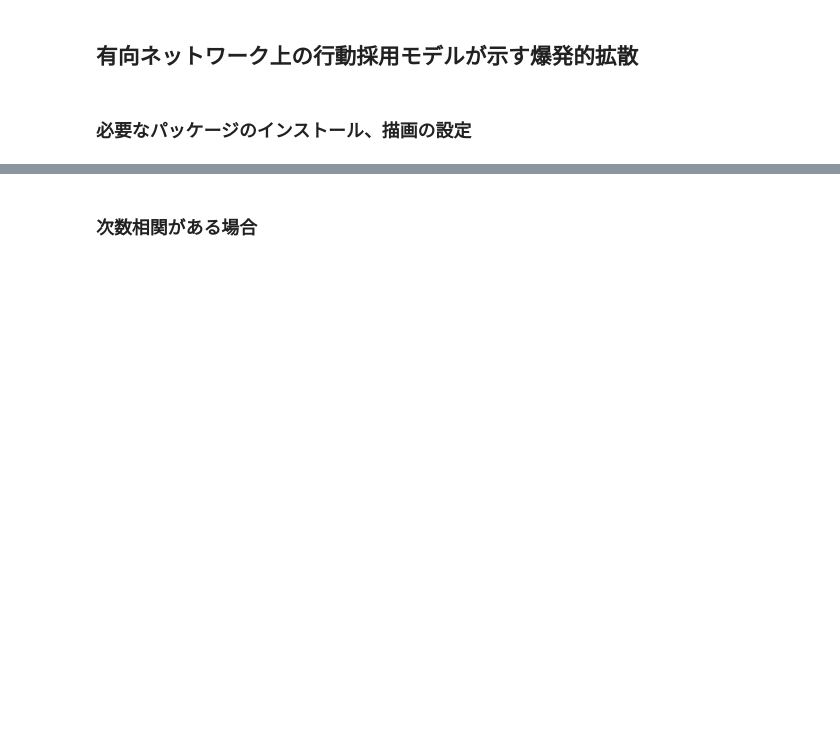
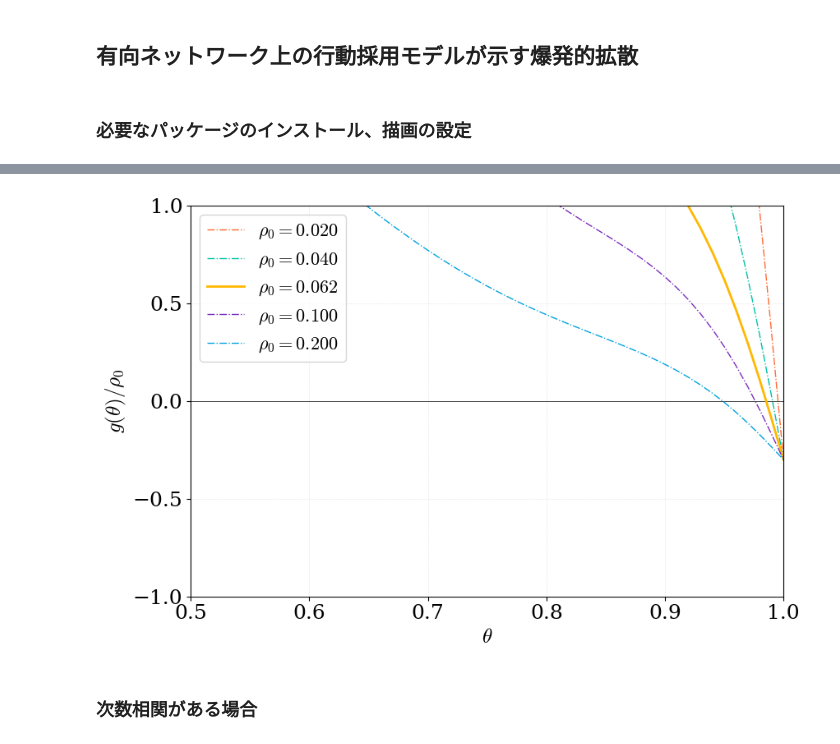
Before and after one commit to Kojirouuuu/directed-network-simulations, a Jupyter notebook: notebooks/directed-ebcm.ipynb, the cells around one changed output, grey strips where cells are left out. Drawn from its saved outputs; the diff is of its cells as text; code cells hidden in the pictures; blank space fills up the shorter version.

```diff
--- a/notebooks/directed-ebcm.ipynb
+++ b/notebooks/directed-ebcm.ipynb
@@ -289,3 +275,68 @@ plt.show()
+# %%
+cfg = build_ebcm_config("Poi", mean=12.7, kmax=1000)
+D = build_degree_dist(cfg)
+Binom = build_binom(D.ki_max)
+# out["t"], out["theta_d"], out["S"], out["A"], out["R"]
+
+ebcm_rho0_idx_list = [50, 100, 156, 250, 500]
+ebcm_lambda_d_idx_list = [150]
+# %%
+dtheta_d = 0.01
+theta_d_values = np.arange(0.0, 1.0+dtheta_d, dtheta_d)
+
+tan_idx = 2
+
+fig, axes = plt.subplots(1, len(ebcm_lambda_d_idx_list), figsize=(9*len(ebcm_lambda_d_idx_list), 6))
+
+if len(ebcm_lambda_d_idx_list) == 1:
+    axes = [axes]
+
+for i, lambda_d_idx in enumerate(ebcm_lambda_d_idx_list):
+    axes[i].axhline(0.0, color="black", linewidth=0.5)
+
+    lambda_d = ebcm_lambda_d_values[lambda_d_idx]
+    for j, rho0_idx in enumerate(ebcm_rho0_idx_list):
+        rho0 = ebcm_rho0_values[rho0_idx]
+        dynamics = DynamicsConfig(T=show_T, rho0=rho0, lambda_d=lambda_d, mu=mu)
+
+        gd_list = np.zeros_like(theta_d_values)
+        for tidx, theta_d in enumerate(theta_d_values):
+            gd_list[tidx] = g_d(D=D, dynamics=dynamics, Binom=Binom, theta_d_val=theta_d)
+
+        plot_gd_list = gd_list / rho0
+        # plot_gd_list = gd_list
+        ls = "-." if j != tan_idx else "-"
+        lw = 1.0 if j != tan_idx else 2.0
+        axes[i].plot(theta_d_values, plot_gd_list, color=colors[j], label=rf"$\rho_0={rho0:.3f}$", linestyle=ls, linewidth=lw)
+        if j == tan_idx:
+            tangent_theta_d = np.nan
+
+            for tidx in range(len(theta_d_values)):
+                theta_d = theta_d_values[-tidx]
+                if abs(g_d(D=D, dynamics=dynamics, Binom=Binom, theta_d_val=theta_d)) < 1e-3:
+                    tangent_theta_d = theta_d
+                    axes[i].plot(tangent_theta_d, 0, color=colors[j], ls="", marker="*", markersize=16, markeredgecolor="black", markeredgewidth=1)
+                    break
+
+        axes[i].set_xlabel(rf"$\theta$")
+        axes[i].set_ylabel(rf"$g(\theta) / \rho_0$")
+        axes[i].set_xlim(0.5, 1.0)
+        axes[i].set_ylim(-1.0, 1.0)
+        axes[i].grid(True, alpha=0.3)
+        axes[i].legend()
+
+n_ticks = 5  # 揃えたい目盛り数
+
+for a in axes:
+    ymin, ymax = a.get_ylim()
+    ticks = np.linspace(ymin, ymax, n_ticks)
+    a.set_yticks(ticks)
+
+plt.tight_layout()
+plt.savefig("fig/ebcm_theta_d.png", dpi=300)
+plt.show()
+# %% [output]
+[figure, added]
 # %% [markdown]
 ### 次数相関がある場合
 # %% [markdown]
```
Also changed, not shown: parts of 11 cells of this notebook, 2 other files.
